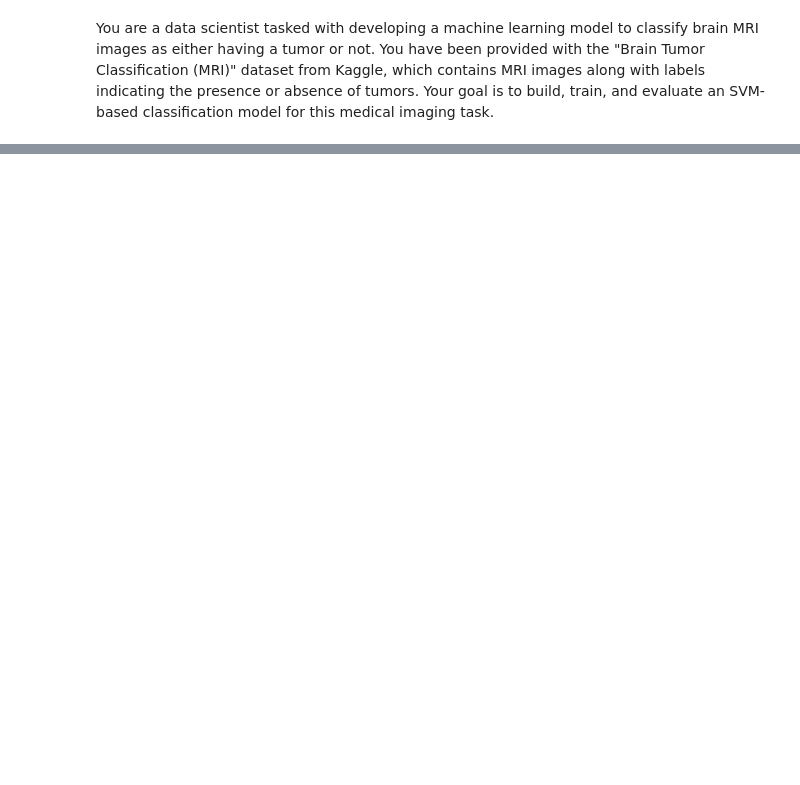
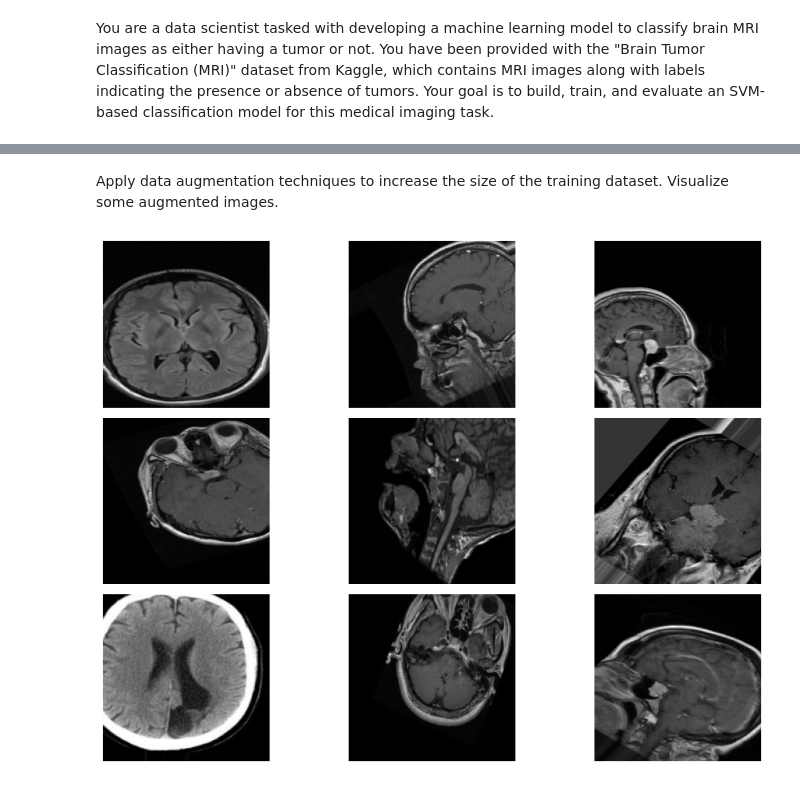
Before and after one commit to badrinarayanan02/machine_learning, a Jupyter notebook: 2348507_lab9.ipynb, the cells around one changed output, grey strips where cells are left out. Drawn from its saved outputs; the diff is of its cells as text; code cells hidden in the pictures; blank space fills up the shorter version.

```diff
--- a/2348507_lab9.ipynb
+++ b/2348507_lab9.ipynb
@@ -14,0 +71,33 @@ from sklearn.metrics import accuracy_score
+# %% [markdown]
+Apply data augmentation techniques to increase the size of the training dataset. Visualize
+some augmented images.
+# %%
+from keras.preprocessing.image import img_to_array, array_to_img
+from tensorflow.keras.preprocessing.image import ImageDataGenerator
+
+X_train_reshaped = np.array(X_train).reshape(-1, 200, 200, 1)
+
+datagen = ImageDataGenerator(
+    rotation_range=40,
+    width_shift_range=0.2,
+    height_shift_range=0.2,
+    shear_range=0.2,
+    zoom_range=0.2,
+    horizontal_flip=True,
+    fill_mode='nearest'
+)
+
+
+plt.figure(figsize=(12, 8))
+for i in range(9):
+    augmented_img, _ = datagen.flow(np.array([X_train_reshaped[i]]), np.array([Y_train[i]]), batch_size=1).next()
+    augmented_img = augmented_img.squeeze()  # Remove the channel dimension
+
+    plt.subplot(3, 3, i+1)
+    plt.imshow(augmented_img.astype('uint8'), cmap='gray')
+    plt.axis('off')
+
+plt.tight_layout()
+plt.show()
+# %% [output]
+[figure, added]
```
Also changed, not shown: parts of 18 cells of this notebook.
